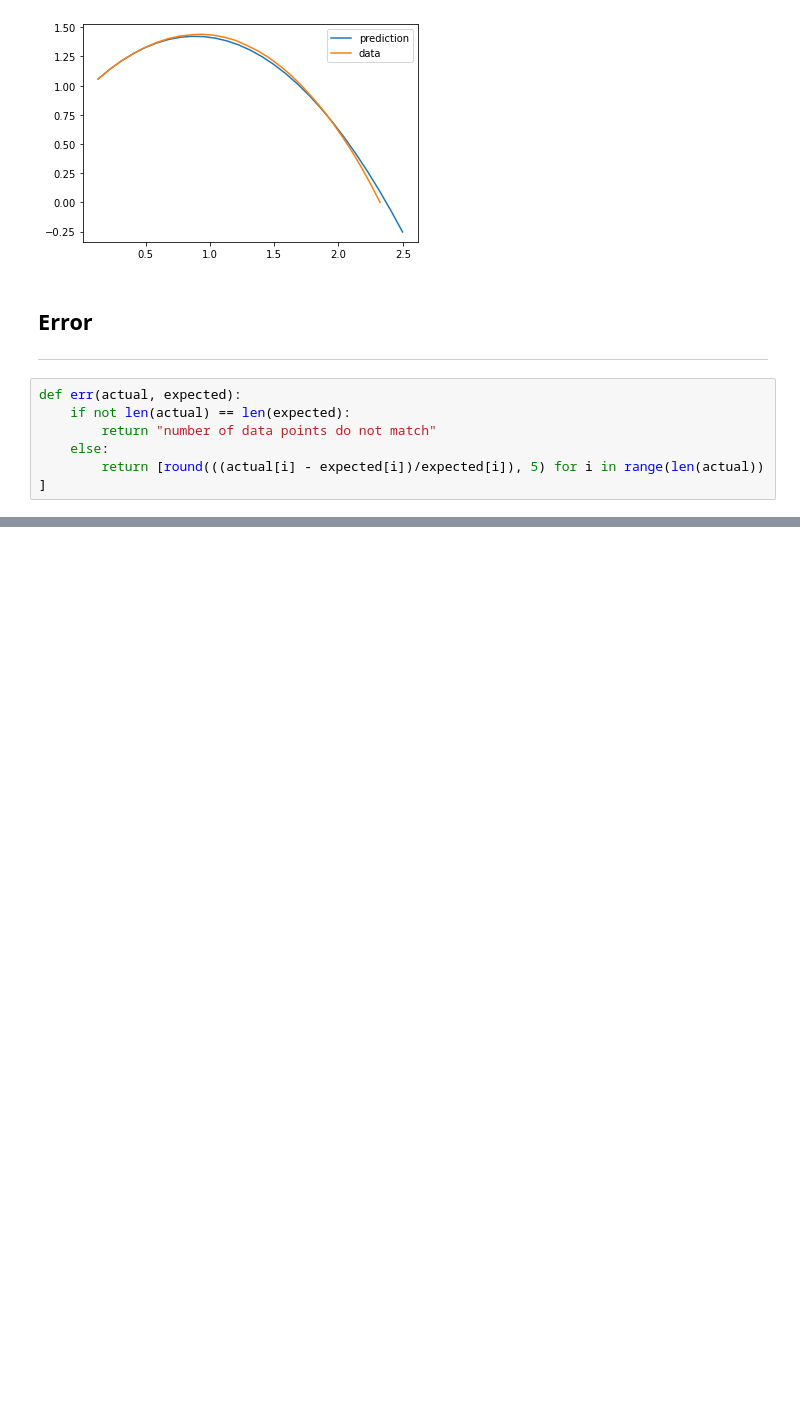
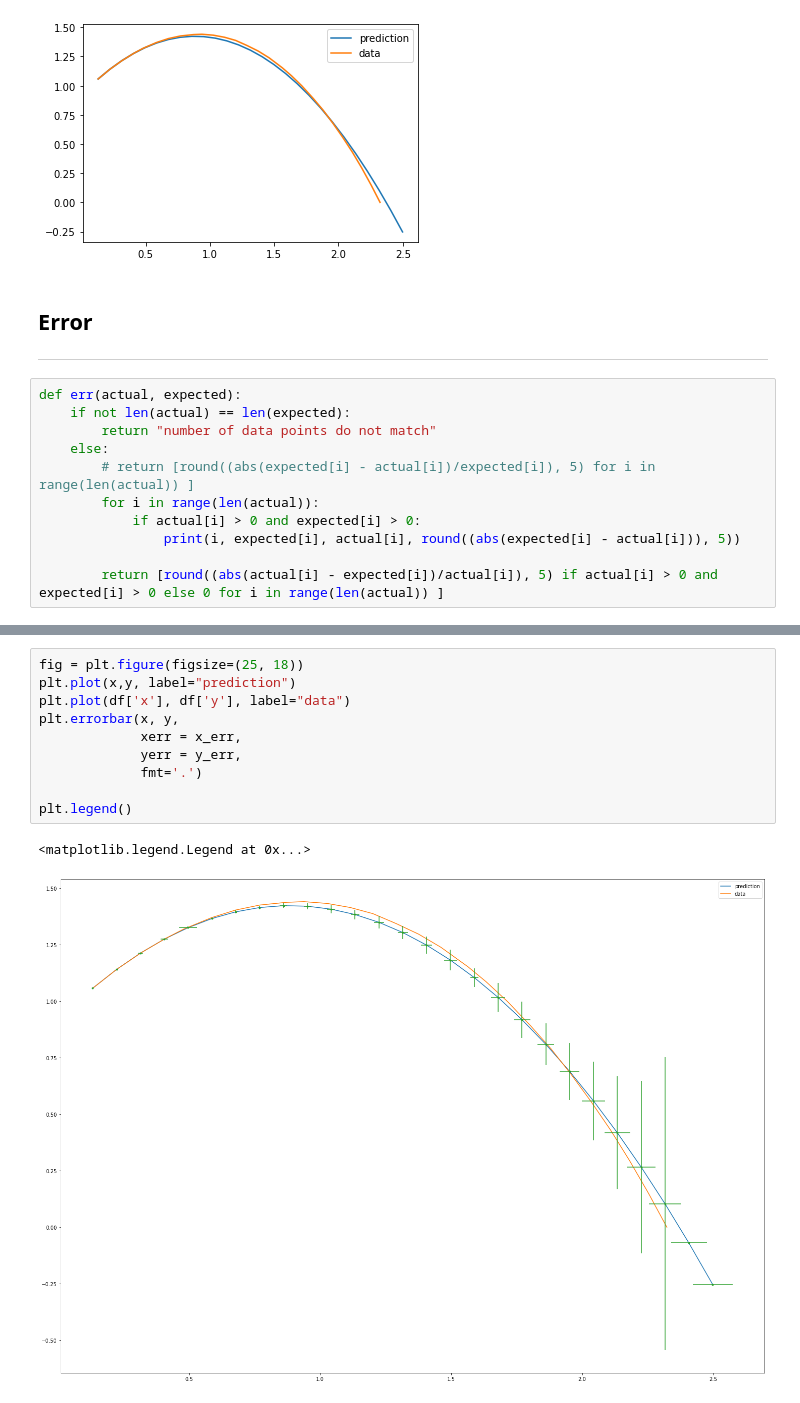
Before and after one commit to imnotartsy/PHY68, a Jupyter notebook: Car.ipynb, the cells around one changed output, grey strips where cells are left out. Drawn from its saved outputs; the diff is of its cells as text; blank space fills up the shorter version.

```diff
--- a/Car.ipynb
+++ b/Car.ipynb
@@ -166,7 +166,12 @@ def err(actual, expected):
     if not len(actual) == len(expected):
         return "number of data points do not match"
     else:
-        return [round(((actual[i] - expected[i])/expected[i]), 5) for i in range(len(actual)) ]
+        # return [round((abs(expected[i] - actual[i])/expected[i]), 5) for i in range(len(actual)) ]
+        for i in range(len(actual)):
+            if actual[i] > 0 and expected[i] > 0:
+                print(i, expected[i], actual[i], round((abs(expected[i] - actual[i])), 5))
+
+        return [round((abs(actual[i] - expected[i])/actual[i]), 5) if actual[i] > 0 and expected[i] > 0 else 0 for i in range(len(actual)) ]
 # %%
 x_data = df['x'].values
 x_pred = x
@@ -178,0 +214,13 @@ y_err = err(y_data, y_pred)
+# %%
+fig = plt.figure(figsize=(25, 18))
+plt.plot(x,y, label="prediction")
+plt.plot(df['x'], df['y'], label="data")
+plt.errorbar(x, y,
+             xerr = x_err,
+             yerr = y_err,
+             fmt='.')
+
+plt.legend()
+# %% [output]
+<matplotlib.legend.Legend at 0x...>
+[figure, added]
```
Also changed, not shown: parts of 4 cells of this notebook.
